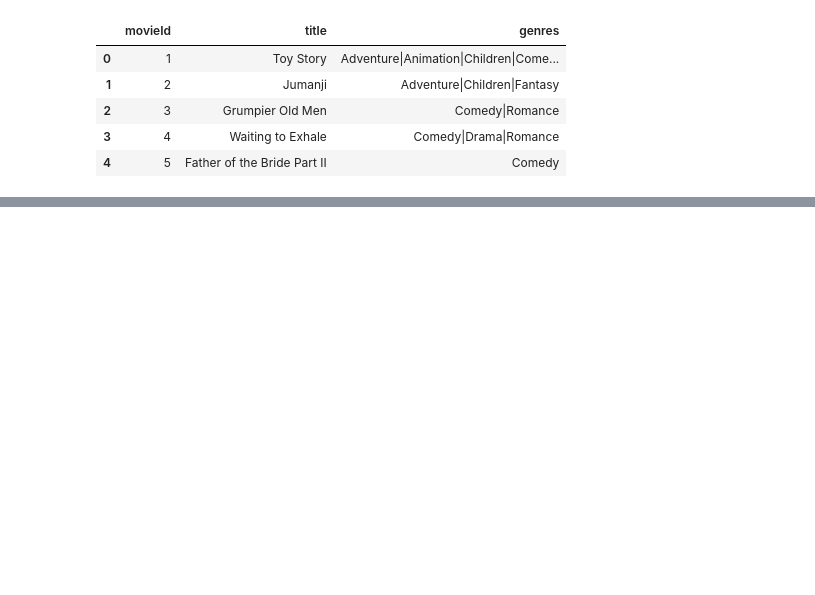
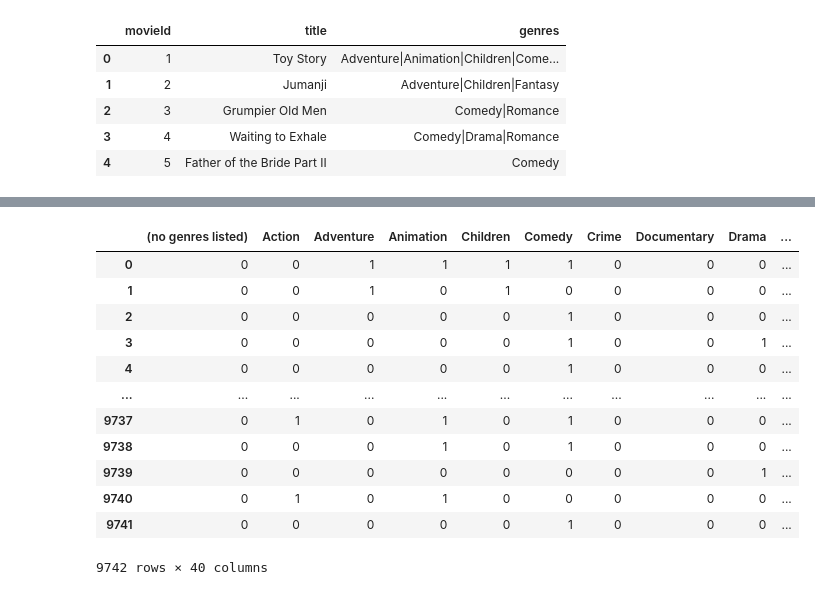
Before and after one commit to MackoyS/movielens-recommendation-system, a Jupyter notebook: Brendan_Notebook.ipynb, the cells around one changed output, grey strips where cells are left out. Cells and saved outputs as stored; diff of their text form; code cells hidden in the pictures; blank space fills up the shorter version.

```diff
--- a/Brendan_Notebook.ipynb
+++ b/Brendan_Notebook.ipynb
@@ -72,0 +122,27 @@ movies.head()
+# %%
+from sklearn.preprocessing import OneHotEncoder
+
+s = movies['genres'].str.split('|').explode()
+encoder = OneHotEncoder()
+encoded = encoder.fit_transform(s.values[:, None])
+one_hot_df = pd.DataFrame(encoded.toarray(), columns=np.ravel(encoder.categories_), dtype='int') \
+                .groupby(s.index) \
+                .sum()
+# %%
+final = pd.concat([genre, one_hot_df], axis=1)
+# %%
+final
+# %% [output]
+|  | (no genres listed) | Action | Adventure | Animation | Children | Comedy | Crime | Documentary | Drama | ... |
+| 0 | 0 | 0 | 1 | 1 | 1 | 1 | 0 | 0 | 0 | ... |
+| 1 | 0 | 0 | 1 | 0 | 1 | 0 | 0 | 0 | 0 | ... |
+| 2 | 0 | 0 | 0 | 0 | 0 | 1 | 0 | 0 | 0 | ... |
+| 3 | 0 | 0 | 0 | 0 | 0 | 1 | 0 | 0 | 1 | ... |
+| 4 | 0 | 0 | 0 | 0 | 0 | 1 | 0 | 0 | 0 | ... |
+| ... | ... | ... | ... | ... | ... | ... | ... | ... | ... | ... |
+| 9737 | 0 | 1 | 0 | 1 | 0 | 1 | 0 | 0 | 0 | ... |
+| 9738 | 0 | 0 | 0 | 1 | 0 | 1 | 0 | 0 | 0 | ... |
+| 9739 | 0 | 0 | 0 | 0 | 0 | 0 | 0 | 0 | 1 | ... |
+| 9740 | 0 | 1 | 0 | 1 | 0 | 0 | 0 | 0 | 0 | ... |
+| 9741 | 0 | 0 | 0 | 0 | 0 | 1 | 0 | 0 | 0 | ... |
+9742 rows × 40 columns
```
Also changed, not shown: parts of 9 cells of this notebook, 1 other file.
